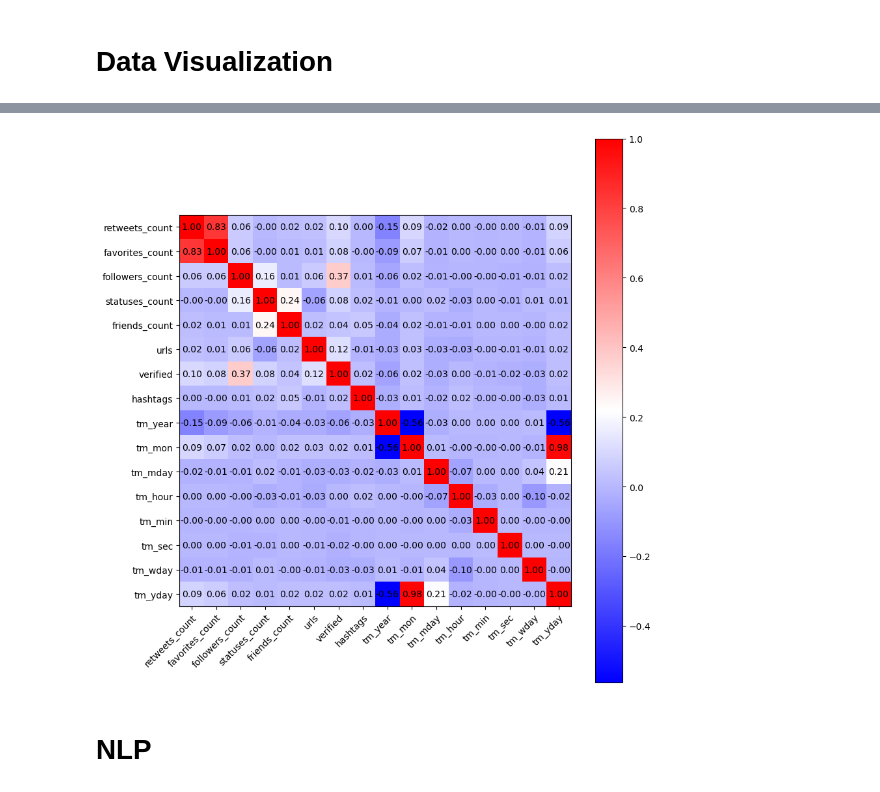
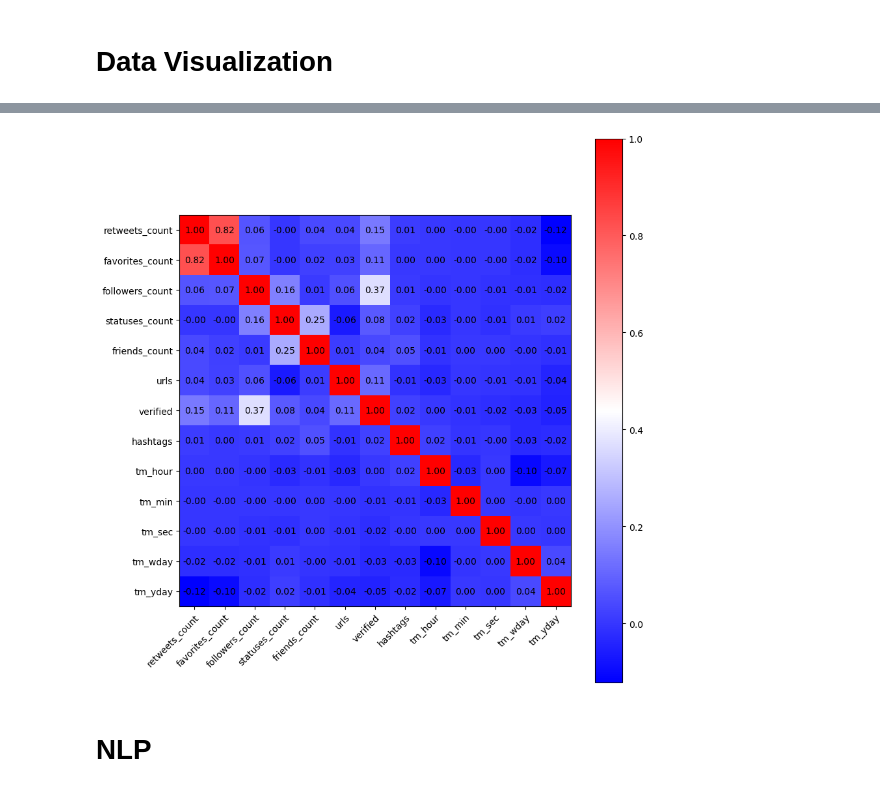
Before and after one commit to caiocj1/retweet-num-prediction, a Jupyter notebook: data_exploration.ipynb, the cells around one changed output, grey strips where cells are left out. Cells and saved outputs as stored; diff of their text form; code cells hidden in the pictures.

Commit message:
organized dataset, added time features

```diff
--- a/data_exploration.ipynb
+++ b/data_exploration.ipynb
@@ -37,0 +50,3 @@ train_df.head()
+# %%
+train_df = train_df[train_df['retweets_count'] < 20000]
+train_df.shape
@@ -38,8 +55,6 @@ train_df.head()
 # %%
-def format_data(df: pd.DataFrame, type: str = 'train', keep_rare_dates: bool = True, url_len_only: bool = False, hashtag_len_only: bool = False):
+def format_data(df: pd.DataFrame, type: str = 'train', url_len_only: bool = False, hashtag_len_only: bool = False, keep_time: bool = False, normalize: bool = False, mean: np.ndarray = None, std: np.ndarray = None):
     final_df = df.drop(['TweetID', 'mentions', 'text', 'timestamp'], axis=1)
-    if type == 'train':
-        final_df = final_df.drop(['retweets_count'], axis=1)
 
     final_df.urls = final_df.urls.apply(ast.literal_eval)
     final_df.hashtags = final_df.hashtags.apply(ast.literal_eval)
@@ -48,19 +63,29 @@ def format_data(df: pd.DataFrame, type: str = 'train', keep_rare_dates: bool = T
     if hashtag_len_only:
         final_df.hashtags = final_df.hashtags.apply(len)
 
-    timestamps = df.timestamp // 1000
-    timestamps = timestamps.apply(datetime.datetime.fromtimestamp).apply(datetime.datetime.timetuple)
+    if keep_time:
+        timestamps = df.timestamp // 1000
+        timestamps = timestamps.apply(datetime.datetime.fromtimestamp).apply(datetime.datetime.timetuple)
 
-    time_df = pd.DataFrame(timestamps.tolist(), index=df.index, columns=['tm_year', 'tm_mon', 'tm_mday', 'tm_hour', 'tm_min', 'tm_sec', 'tm_wday', 'tm_yday', 'tm_isdst'])
-    time_df = time_df.drop(['tm_isdst'], axis=1)
-    if not keep_rare_dates:
-        time_df = time_df[time_df['tm_year'].values == 2022].drop(['tm_year'], axis=1)
-        time_df = time_df[time_df['tm_mon'].values == 3].drop(['tm_mon'], axis=1)
+        time_df = pd.DataFrame(timestamps.tolist(), index=df.index, columns=['tm_year', 'tm_mon', 'tm_mday', 'tm_hour', 'tm_min', 'tm_sec', 'tm_wday', 'tm_yday', 'tm_isdst'])
+        time_df = time_df.drop(['tm_mday', 'tm_isdst'], axis=1)
 
-    final_df = pd.concat([final_df, time_df], axis=1)
+        final_df = pd.concat([final_df, time_df], axis=1)
+        final_df = final_df[final_df['tm_year'].values == 2022].drop(['tm_year'], axis=1)
+        final_df = final_df[final_df['tm_mon'].values == 3].drop(['tm_mon'], axis=1)
+
+    if url_len_only and hashtag_len_only and normalize:
+        values = final_df.values
+        if mean is None or std is None:
+            values = (values - values.mean(0)) / values.std(0)
+        else:
+            values = (values - mean) / std
+        final_df = pd.DataFrame(data=values, columns=final_df.columns)
 
     return final_df
 # %%
-train_df_input = format_data(train_df, url_len_only=True, hashtag_len_only=True)
+train_df = format_data(train_df, keep_time=True, url_len_only=True, hashtag_len_only=True, normalize=False)
+
+train_df_input = train_df.drop(['retweets_count'], axis=1)
 train_df_input
 # %% [output]
@@ -114,22 +122,23 @@ train_df[train_df['retweets_count'] == 0]
 # %%
 input_with_gts = pd.concat([train_df['retweets_count'], train_df_input], axis=1)
 
+num_fts = input_with_gts.shape[1]
 corr = np.corrcoef(input_with_gts.values.T)
 
 fig, ax = plt.subplots(figsize=(9, 9))
 im = ax.imshow(corr, cmap='bwr')
-ax.set_xticks(np.arange(16), labels=input_with_gts.columns)
-ax.set_yticks(np.arange(16), labels=input_with_gts.columns)
+ax.set_xticks(np.arange(num_fts), labels=input_with_gts.columns)
+ax.set_yticks(np.arange(num_fts), labels=input_with_gts.columns)
 plt.colorbar(im)
 plt.setp(ax.get_xticklabels(), rotation=45, ha="right",
          rotation_mode="anchor")
-for i in range(16):
-    for j in range(16):
+for i in range(num_fts):
+    for j in range(num_fts):
         text = ax.text(j, i, '%.2f' % corr[i, j], ha="center", va="center", color="k")
 fig.tight_layout()
 plt.show()
 # %% [output]
-[figure, old version]
+[figure, new version]
 # %% [markdown]
 # NLP
 # %%
```
Also changed, not shown: parts of 7 cells of this notebook, 3 other files.
